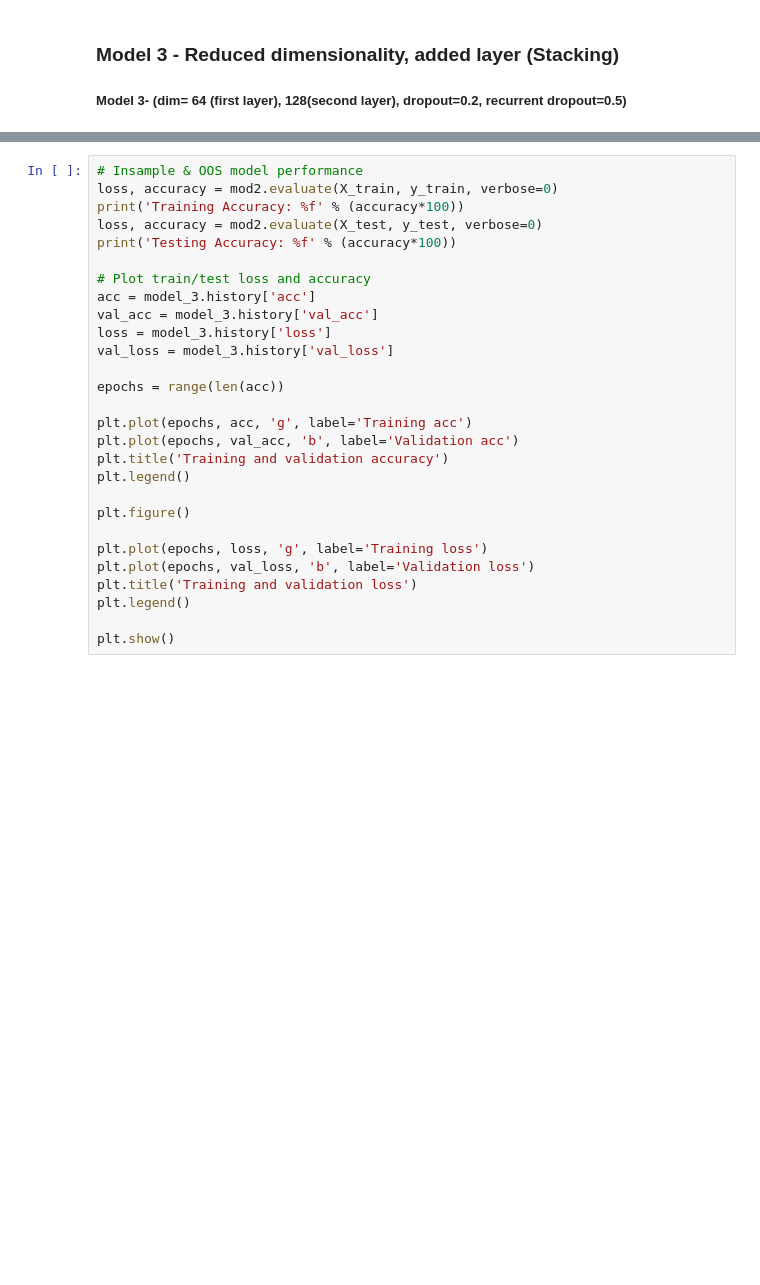
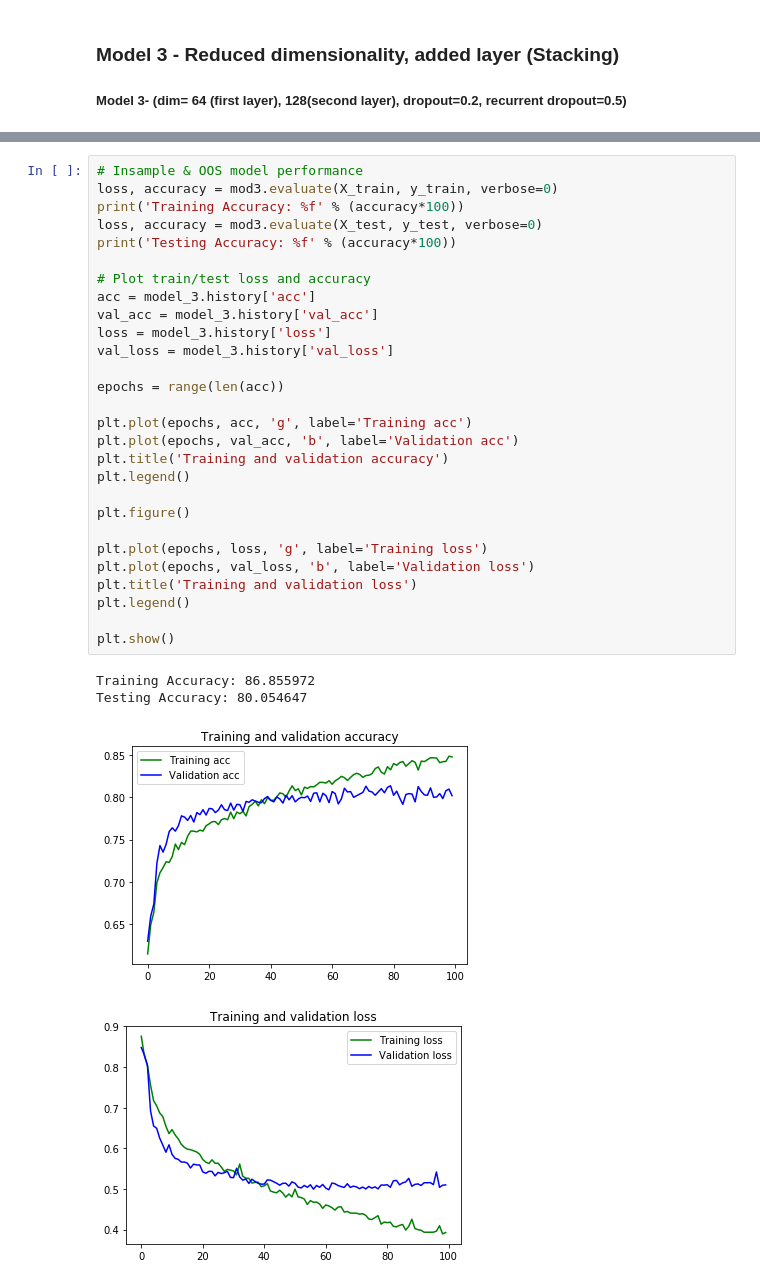
Before and after one commit to aditis2390/Twitter_Sentiment_Analysis, a Jupyter notebook: Classification_Twitter_Sentiment_Analysis.ipynb, the cells around one changed output, grey strips where cells are left out. Drawn from its saved outputs; the diff is of its cells as text; blank space fills up the shorter version.

```diff
--- a/Classification_Twitter_Sentiment_Analysis.ipynb
+++ b/Classification_Twitter_Sentiment_Analysis.ipynb
@@ -472,31 +468,36 @@ Hint: If you want to see a list of allocated tensors when OOM happens, add repor
 # %%
 # Insample & OOS model performance
-loss, accuracy = mod2.evaluate(X_train, y_train, verbose=0)
+loss, accuracy = mod3.evaluate(X_train, y_train, verbose=0)
 print('Training Accuracy: %f' % (accuracy*100))
-loss, accuracy = mod2.evaluate(X_test, y_test, verbose=0)
+loss, accuracy = mod3.evaluate(X_test, y_test, verbose=0)
 print('Testing Accuracy: %f' % (accuracy*100))
 
 # Plot train/test loss and accuracy
 acc = model_3.history['acc']
 val_acc = model_3.history['val_acc']
 loss = model_3.history['loss']
 val_loss = model_3.history['val_loss']
 
 epochs = range(len(acc))
 
 plt.plot(epochs, acc, 'g', label='Training acc')
 plt.plot(epochs, val_acc, 'b', label='Validation acc')
 plt.title('Training and validation accuracy')
 plt.legend()
 
 plt.figure()
 
 plt.plot(epochs, loss, 'g', label='Training loss')
 plt.plot(epochs, val_loss, 'b', label='Validation loss')
 plt.title('Training and validation loss')
 plt.legend()
 
 plt.show()
+# %% [output]
+Training Accuracy: 86.855972
+Testing Accuracy: 80.054647
+[figure, added]
+[figure, added]
 # %%
 # Get predicted values
 y_pred = mod3.predict(X_test)
```
Also changed, not shown: parts of 2 cells of this notebook.
